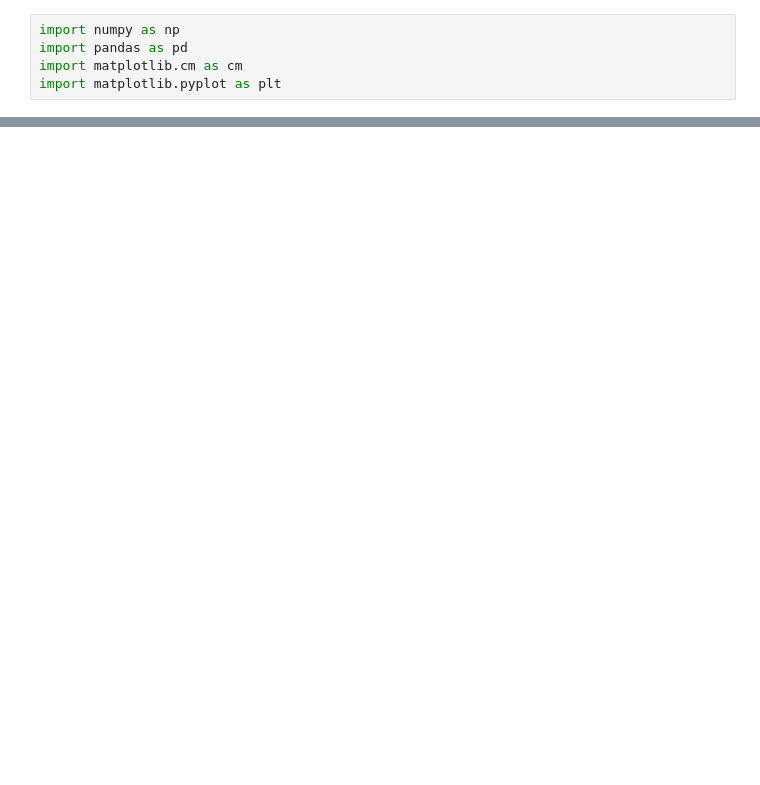
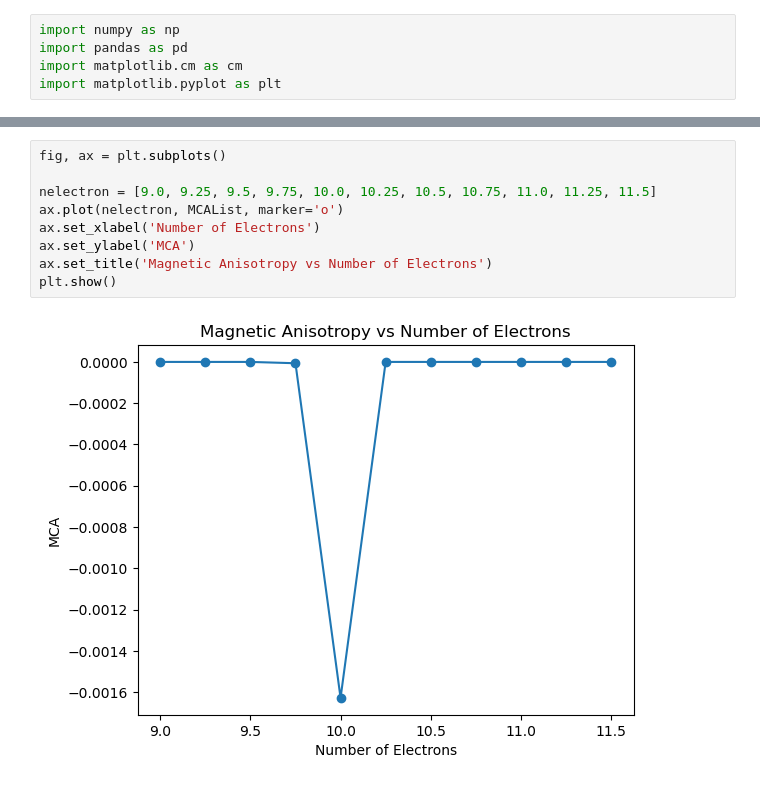
Before and after one commit to Astech34/Stoner-SCF, a Jupyter notebook: ground_state.ipynb, the cells around one changed output, grey strips where cells are left out. Saved outputs shown, nothing was run; the diff lists cells and outputs as text; blank space fills up the shorter version.

```diff
--- a/ground_state.ipynb
+++ b/ground_state.ipynb
@@ -143,0 +267,11 @@ plt.show()
+# %%
+fig, ax = plt.subplots()
+
+nelectron = [9.0, 9.25, 9.5, 9.75, 10.0, 10.25, 10.5, 10.75, 11.0, 11.25, 11.5]
+ax.plot(nelectron, MCAList, marker='o')
+ax.set_xlabel('Number of Electrons')
+ax.set_ylabel('MCA')
+ax.set_title('Magnetic Anisotropy vs Number of Electrons')
+plt.show()
+# %% [output]
+[figure, added]
```
Also changed, not shown: parts of 13 cells of this notebook, 10 other files.
